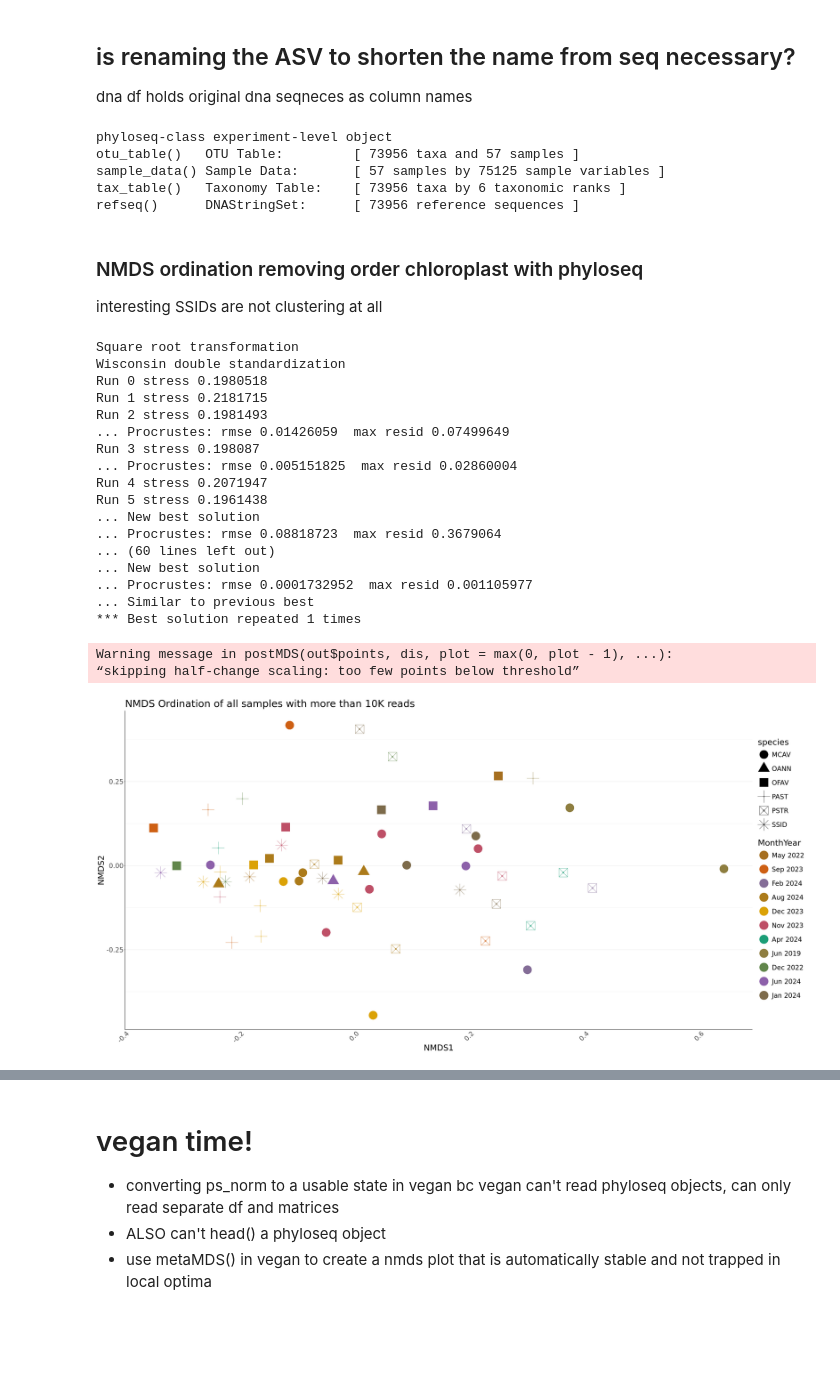
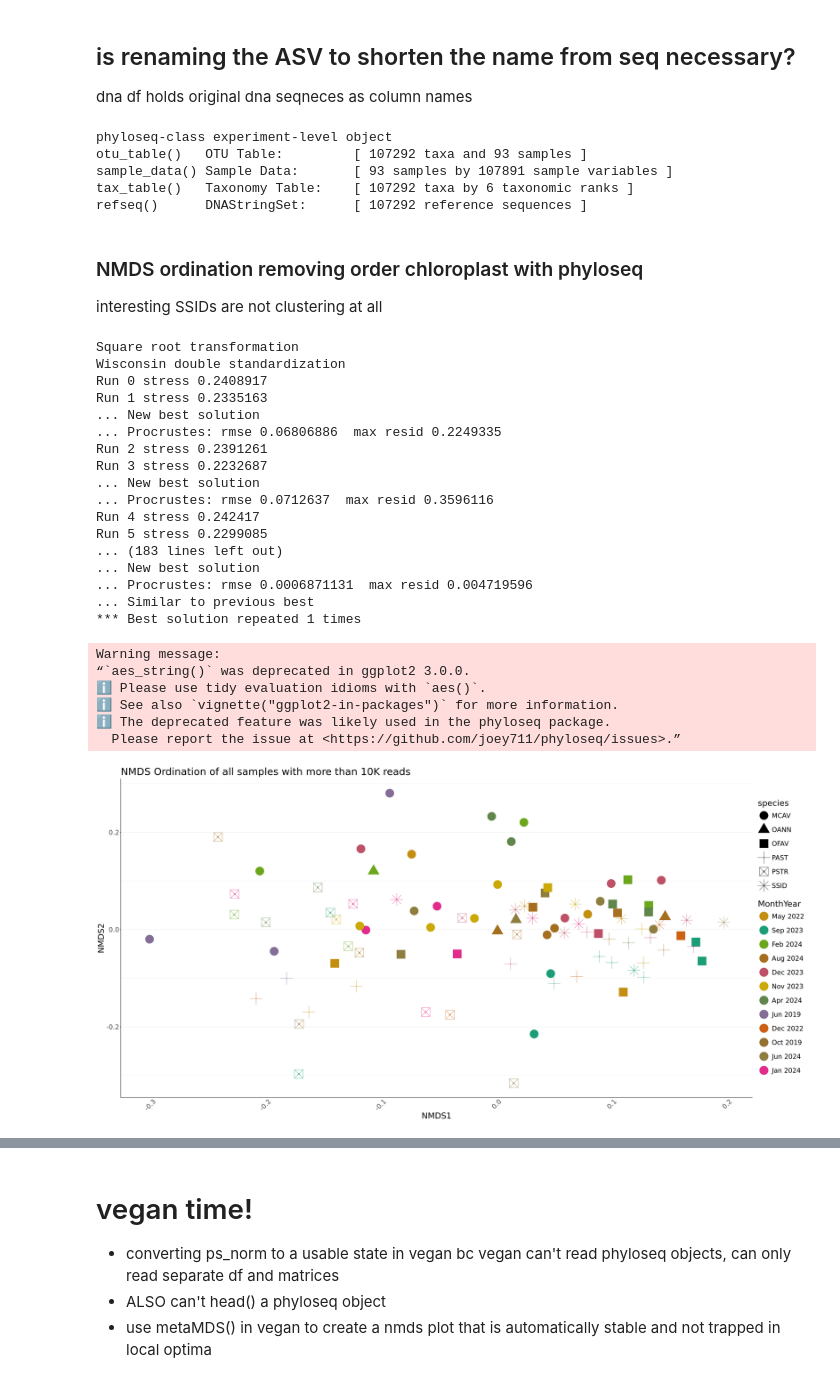
Before and after one commit to cdesouza02/BEL_16S_output, a Jupyter notebook: ordination.ipynb, the cells around one changed output, grey strips where cells are left out. Cells and saved outputs as stored; diff of their text form; code cells hidden in the pictures; blank space fills up the shorter version.

Commit message:
updated cutadapt and phyloseq objects

```diff
--- a/ordination.ipynb
+++ b/ordination.ipynb
@@ -12,9 +11,7 @@ options(repr.plot.width=20, repr.plot.height=15)
 # %% [markdown]
 instead do rds files of otu?
 # %%
-ps <- readRDS(file = "/work/pi_sarah_gignouxwolfsohn_uml_edu/caroline/RDS/ps_discard_untrim.rds")
+ps <- readRDS(file = "/work/pi_sarah_gignouxwolfsohn_uml_edu/caroline/RDS/ps.rds")
-# %%
-ps<-readRDS(file = "/work/pi_sarah_gignouxwolfsohn_uml_edu/caroline/RDS/ps_final.rds")
 # %%
 #removing any taxa that don't show up in any samples to speed up the process
 ps <- prune_taxa(taxa_sums(ps) > 0, ps)
@@ -75,10 +45,10 @@ taxa_names(ps_norm) <- paste0("ASV", seq(ntaxa(ps_norm)))
 ps_norm
 # %% [output]
 phyloseq-class experiment-level object
-otu_table()   OTU Table:         [ 73956 taxa and 57 samples ]
-sample_data() Sample Data:       [ 57 samples by 75125 sample variables ]
-tax_table()   Taxonomy Table:    [ 73956 taxa by 6 taxonomic ranks ]
-refseq()      DNAStringSet:      [ 73956 reference sequences ]
+otu_table()   OTU Table:         [ 107292 taxa and 93 samples ]
+sample_data() Sample Data:       [ 93 samples by 107891 sample variables ]
+tax_table()   Taxonomy Table:    [ 107292 taxa by 6 taxonomic ranks ]
+refseq()      DNAStringSet:      [ 107292 reference sequences ]
 # %%
 #remember to set.seed to make things reproducible
 set.seed(99)
@@ -94,53 +64,57 @@ mycolors= colorRampPalette(brewer.pal(8, "Dark2"))(20)
 # Generate a random set of colors
     mycolors <- sample(mycolors, 20)
 # %%
-ps_norm.ord <- ordinate(ps_norm_nochlo, "NMDS", "bray", trymax=1000)
+ps_norm.ord <- ordinate(ps_norm, "NMDS", "bray", trymax=1000)
 
-ps_nmds <- plot_ordination(ps_norm_nochlo, ps_norm.ord, type="samples", color="MonthYear", shape="species" )+
+ps_nmds <- plot_ordination(ps_norm, ps_norm.ord, type="samples", color="MonthYear", shape="species" )+
 geom_point(size=12) +
   labs(title = "NMDS Ordination of all samples with more than 10K reads",
        x = "NMDS1",
        y = "NMDS2") +
   scale_fill_manual(values = mycolors, drop = TRUE) +
   scale_color_manual(values = mycolors, drop = TRUE) +
   theme_bw() +
 theme(
     legend.position = "right",
     legend.title = element_text(size = 25),
   legend.text = element_text(size = 20),
   legend.key.width = unit(1.3, "cm"),     # make the legend keys wider
   legend.key.height = unit(1.5, "cm"),   # make them taller
     panel.border = element_blank(),
     panel.grid.major.x = element_blank(),
     panel.grid.minor.x = element_blank(),
     axis.ticks.x = element_blank(),
     axis.line = element_line(color = "black"),
     axis.text.x = element_text(angle = 45, vjust = 1, hjust = 1),
     text = element_text(size = 25)) +
 
 guides(color = guide_legend(override.aes = list(size = 12)))
 
 ps_nmds
 # %% [output]
 Square root transformation
 Wisconsin double standardization
-Run 0 stress 0.1980518
-Run 1 stress 0.2181715
-Run 2 stress 0.1981493
-... Procrustes: rmse 0.01426059  max resid 0.07499649
-Run 3 stress 0.198087
-... Procrustes: rmse 0.005151825  max resid 0.02860004
-Run 4 stress 0.2071947
-Run 5 stress 0.1961438
+Run 0 stress 0.2408917
+Run 1 stress 0.2335163
 ... New best solution
-... Procrustes: rmse 0.08818723  max resid 0.3679064
-... (60 lines left out)
+... Procrustes: rmse 0.06806886  max resid 0.2249335
+Run 2 stress 0.2391261
+Run 3 stress 0.2232687
 ... New best solution
-... Procrustes: rmse 0.0001732952  max resid 0.001105977
+... Procrustes: rmse 0.0712637  max resid 0.3596116
+Run 4 stress 0.242417
+Run 5 stress 0.2299085
+... (183 lines left out)
+... New best solution
+... Procrustes: rmse 0.0006871131  max resid 0.004719596
 ... Similar to previous best
 *** Best solution repeated 1 times
-Warning message in postMDS(out$points, dis, plot = max(0, plot - 1), ...):
-“skipping half-change scaling: too few points below threshold”
+Warning message:
+“`aes_string()` was deprecated in ggplot2 3.0.0.
+ℹ Please use tidy evaluation idioms with `aes()`.
+ℹ See also `vignette("ggplot2-in-packages")` for more information.
+ℹ The deprecated feature was likely used in the phyloseq package.
+  Please report the issue at <https://github.com/joey711/phyloseq/issues>.”
-[figure, old version]
+[figure, new version]
 # %%
 # Save the plot as a PNG
```
Also changed, not shown: parts of 30 cells of this notebook, 9 other files.
